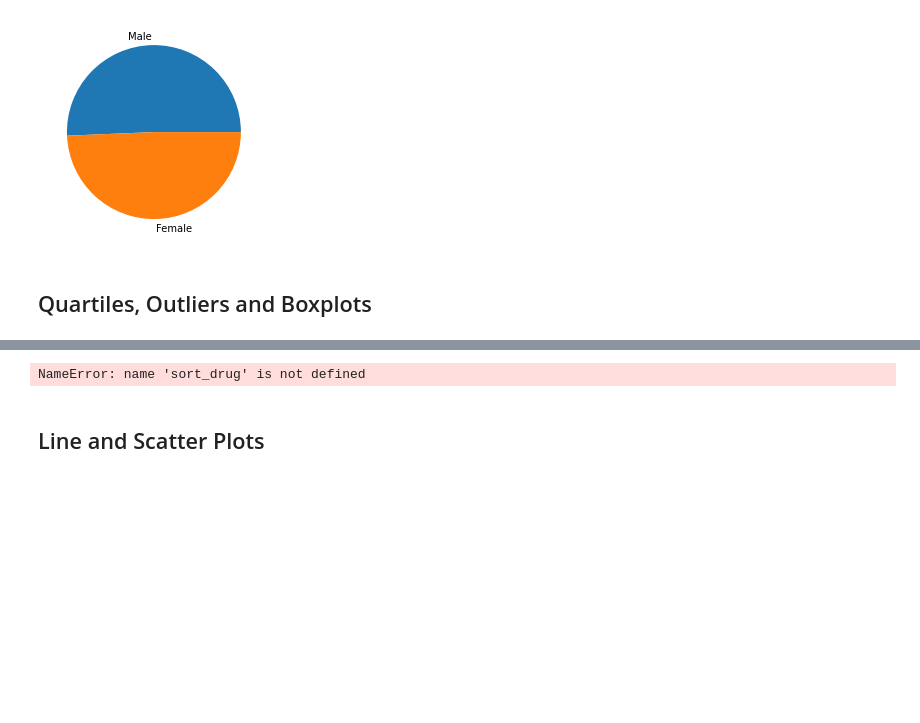
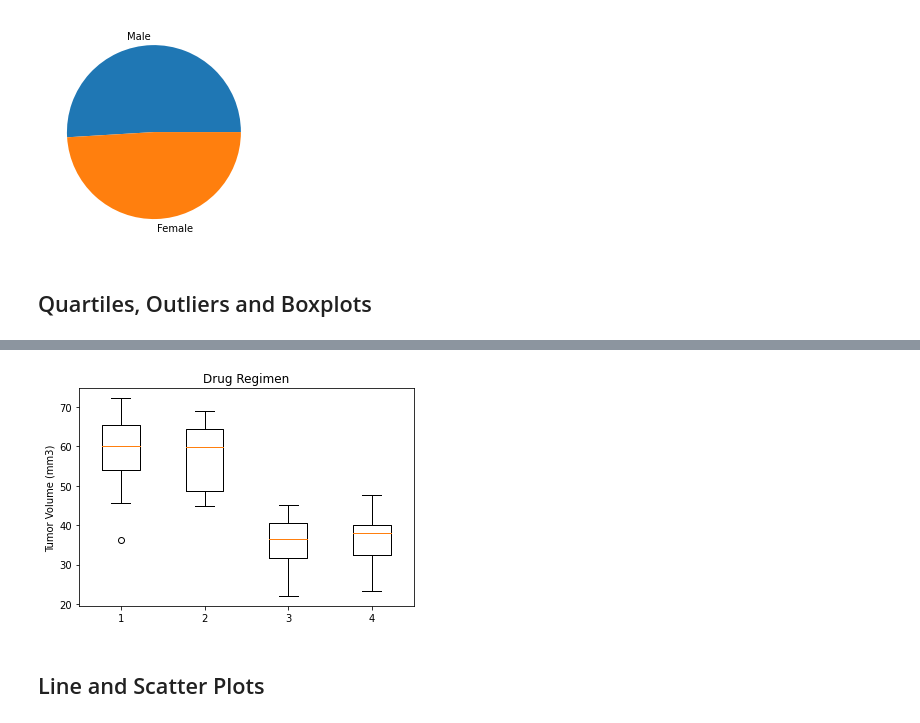
Before and after one commit to jocelyn4112/Pymaceuticals, a Jupyter notebook: Pymaceuticals_JMC.ipynb, the cells around one changed output, grey strips where cells are left out. Saved outputs shown, nothing was run; the diff lists cells and outputs as text; code cells hidden in the pictures; blank space fills up the shorter version.

```diff
--- a/Pymaceuticals_JMC.ipynb
+++ b/Pymaceuticals_JMC.ipynb
@@ -261,30 +237,34 @@ TypeError: 'DataFrame' object is not callable
 
 ## Bring in drug list = {these 4}
 # List for loop
-sort_drug= mouse_study_clean_df(["Drug Regimen", "Mouse ID", "Timepoint", 'Drug Regimen', "Average Tumor Size"], ascending=True)
+sort_drug = final_vol["Drug Regimen"].unique()
 #last_df = sorted_df.loc[sorted_df["Timepoint"]
 
 # Create empty list to fill with tumor vol data (for plotting)
 #Tumor Volume
-tumor_vol = [0]
+tumor_vol = []
+
+for drug in sort_drug:
+    final_4 = final_vol["Tumor Volume (mm3)"].loc[final_vol["Drug Regimen"] == drug]
+    tumor_vol.append(final_4)
 
 # Calculate the IQR and quantitatively determine if there are any potential outliers.
 #loop in merged df - where DR contain drug in treatment list (one of the 4) - pull tumor vol
-quartiles = sort_drug.quantile
-quartiles = sort_drug.quantile([.25,.5,.75])
-lowerq = quartiles[0.25]
-upperq = quartiles[0.75]
-iqr = upperq-lowerq
+
+    quantiles = final_4.quantile([0.25,0.5,0.75])
+    lowerq = quantiles[0.25]
+    upperq = quantiles[0.75]
+    iqr = upperq-lowerq
 #print(f"The lower quartile of temperatures is: {lowerq}")
 #print(f"The upper quartile of temperatures is: {upperq}")
 #print(f"The interquartile range of temperatures is: {iqr}")
 #print(f"The the median of temperatures is: {quartiles[0.5]} ")
 
-lower_bound = lowerq - (1.5*iqr)
-upper_bound = upperq + (1.5*iqr)
+    lower_bound = lowerq - (1.5*iqr)
+    upper_bound = upperq + (1.5*iqr)
 #print(f"Values below {lower_bound} could be outliers.")
 #print(f"Values above {upper_bound} could be outliers.")
-print(IQR)
+    print(iqr)
     # Locate the rows which contain mice on each drug and get the tumor volumes
 
 
@@ -302,16 +283,16 @@ TypeError: 'DataFrame' object is not callable
 # %%
 # Generate a box plot of the final tumor volume of each mouse across four regimens of interest
 #boxplot of
 #boxplot = mouse_study_clean_df.boxplot['Tumor Volume (mme)',(grid = False, rot=45, fontsize=15)]
 #type(boxplot)
-Drugs = sort_drug
+
 fig1, ax1 = plt.subplots()
 ax1.set_title('Drug Regimen')
 ax1.set_ylabel('Tumor Volume (mm3)')
-ax1.boxplot("Drugs")
+ax1.boxplot(tumor_vol)
 plt.show()
 # %% [output]
-NameError: name 'sort_drug' is not defined
+[figure, added]
 # %% [markdown]
 ## Line and Scatter Plots
 # %%
```
Also changed, not shown: parts of 17 cells of this notebook.
